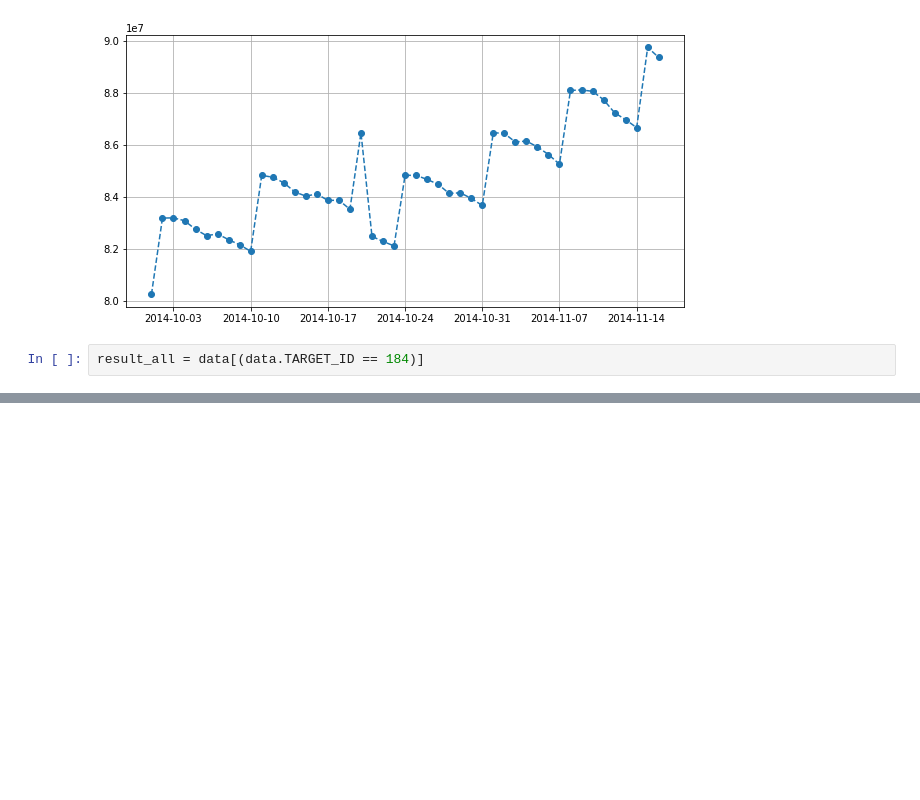
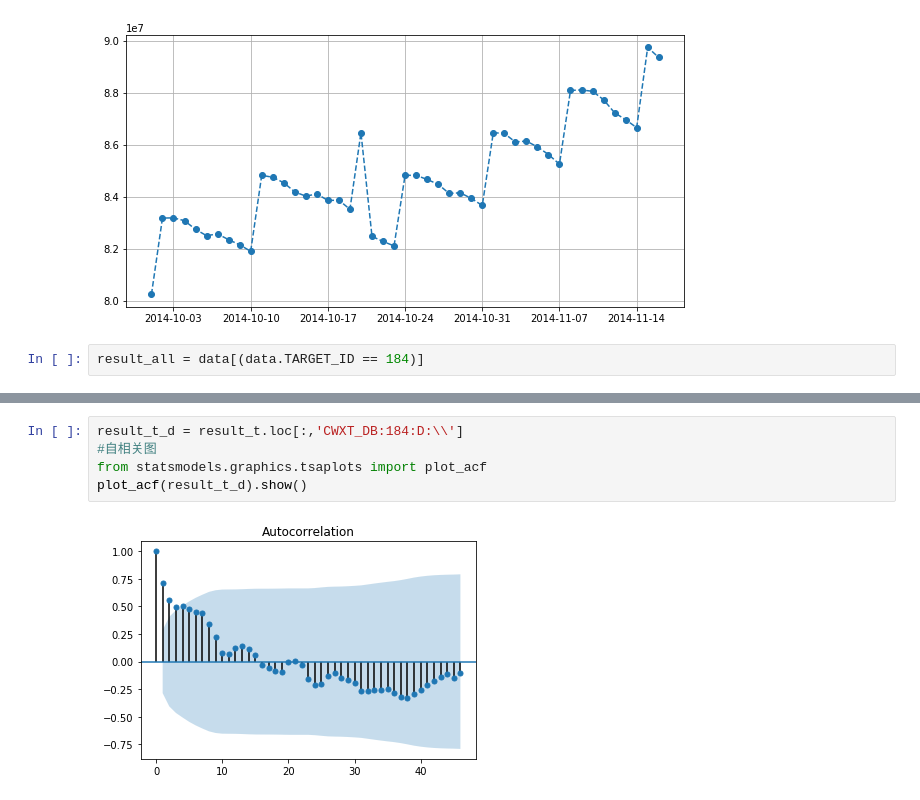
Before and after one commit to longfengpili/Python-Practice-of-Data-Analysis-and-Mining, a Jupyter notebook: chapter11应用系统负载分析与磁盘容量预测.ipynb, the cells around one changed output, grey strips where cells are left out. Saved outputs shown, nothing was run; the diff lists cells and outputs as text; blank space fills up the shorter version.

```diff
--- a/chapter11应用系统负载分析与磁盘容量预测.ipynb
+++ b/chapter11应用系统负载分析与磁盘容量预测.ipynb
@@ -73,0 +64,7 @@ dtype: float64
+# %%
+result_t_d = result_t.loc[:,'CWXT_DB:184:D:\\']
+#自相关图
+from statsmodels.graphics.tsaplots import plot_acf
+plot_acf(result_t_d).show()
+# %% [output]
+[figure, added]
```
Also changed, not shown: parts of 4 cells of this notebook.
